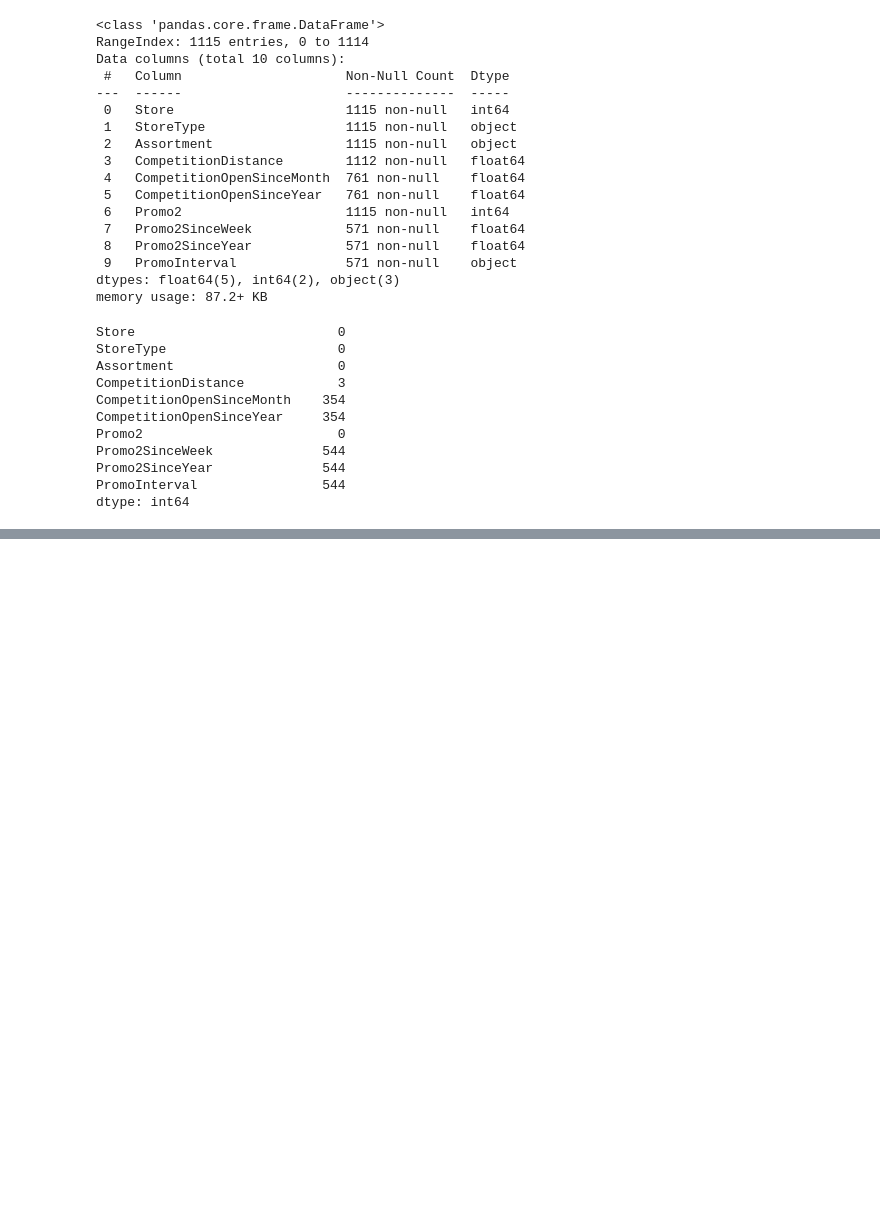
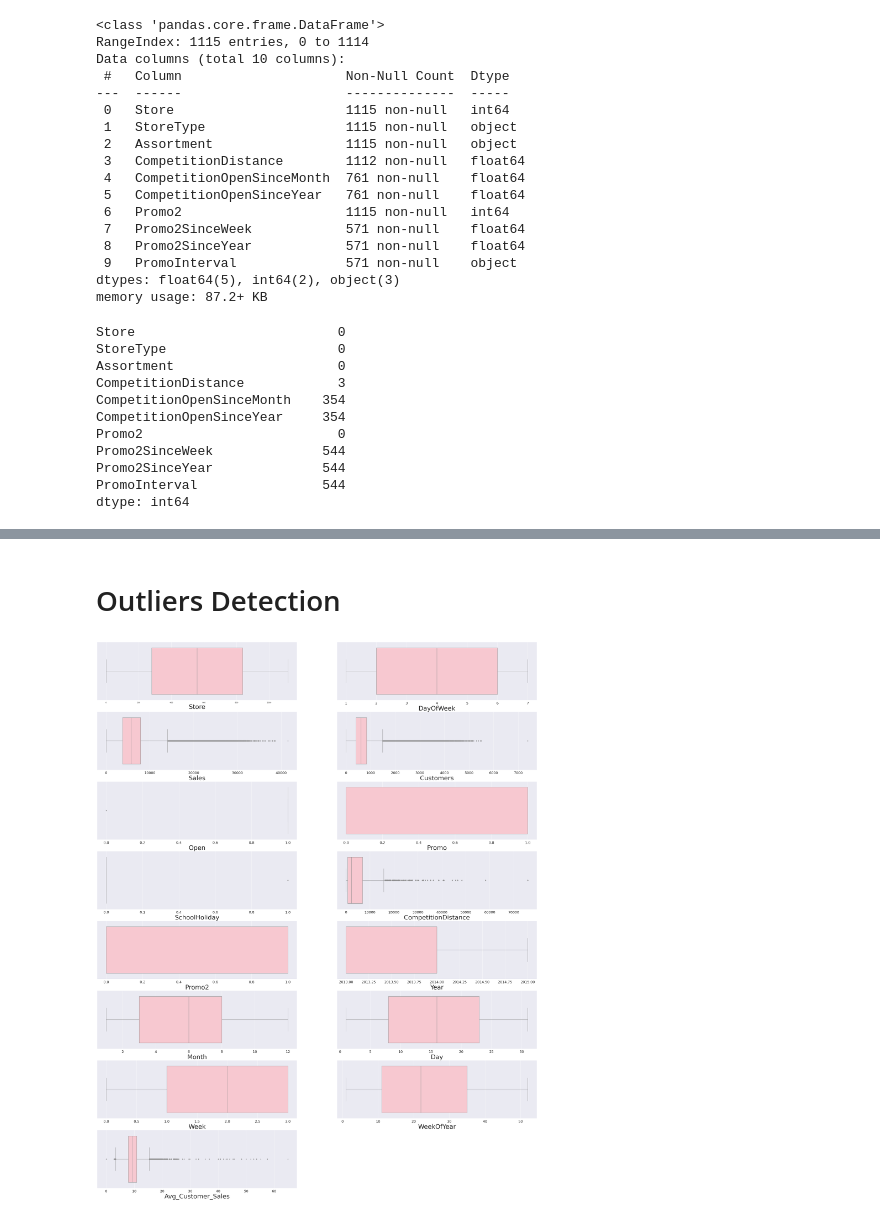
Before and after one commit to Tahan402/Retail-Sales-Prediction-Capstone, a Jupyter notebook: Retail_Sales_Prediction.ipynb, the cells around one changed output, grey strips where cells are left out. Saved outputs shown, nothing was run; the diff lists cells and outputs as text; code cells hidden in the pictures; blank space fills up the shorter version.

```diff
--- a/Retail_Sales_Prediction.ipynb
+++ b/Retail_Sales_Prediction.ipynb
@@ -156,0 +228,3 @@ dtype: int64
+# %%
+#merge the datasets on stores data
+new_df = rossman_df.merge(right=store_df, on="Store", how="left")
@@ -156,0 +301,11 @@ dtype: int64
+# %%
+#change into int type
+new_df['StateHoliday'].replace({'0':0}, inplace=True)
+# %%
+#creating features from the date
+new_df["Date"]=pd.to_datetime(new_df["Date"])
+new_df["Year"]=new_df["Date"].dt.year
+new_df["Month"]=new_df["Date"].dt.month
+new_df["Day"]=new_df["Date"].dt.day
+new_df["Week"]=new_df["Date"].dt.week%4
+new_df["WeekOfYear"]=new_df["Date"].dt.week
@@ -156,0 +321,3 @@ dtype: int64
+# %%
+#Remove the column date; we rarely have it in that column.
+new_df = new_df.drop(['Date'], axis=1)
@@ -156,0 +333,19 @@ dtype: int64
+# %% [markdown]
+# Outliers Detection
+# %%
+# Box plot to detect outliers
+import warnings
+warnings.filterwarnings('ignore')
+
+lst_box = new_df.describe().columns
+plt.figure(figsize = (50,80))
+sns.set_theme()
+for i in enumerate(lst_box):
+  plt.subplot(10, 2, i[0]+1)
+  sns.set(font_scale = 2)
+  sns.boxplot(new_df[i[1]], color= 'pink')
+  plt.xlabel(i[1], fontsize=40)
+
+plt.show()
+# %% [output]
+[figure, added]
```
Also changed, not shown: parts of 42 cells of this notebook.
